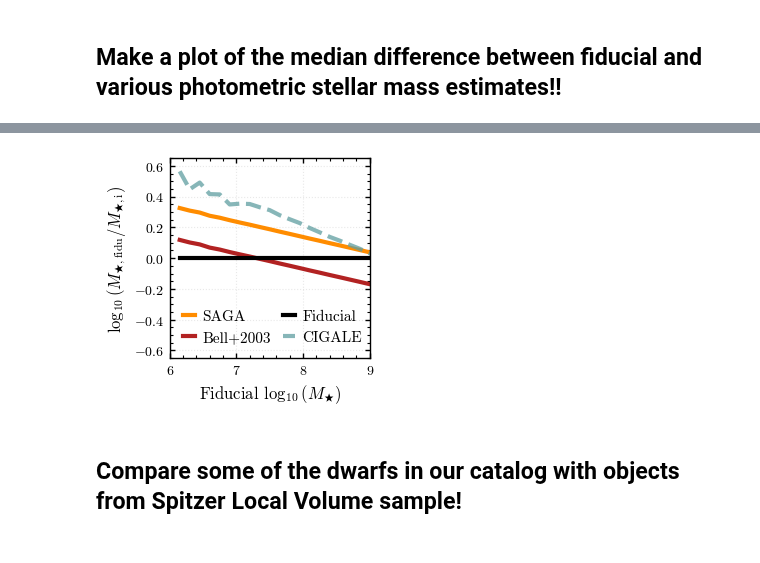
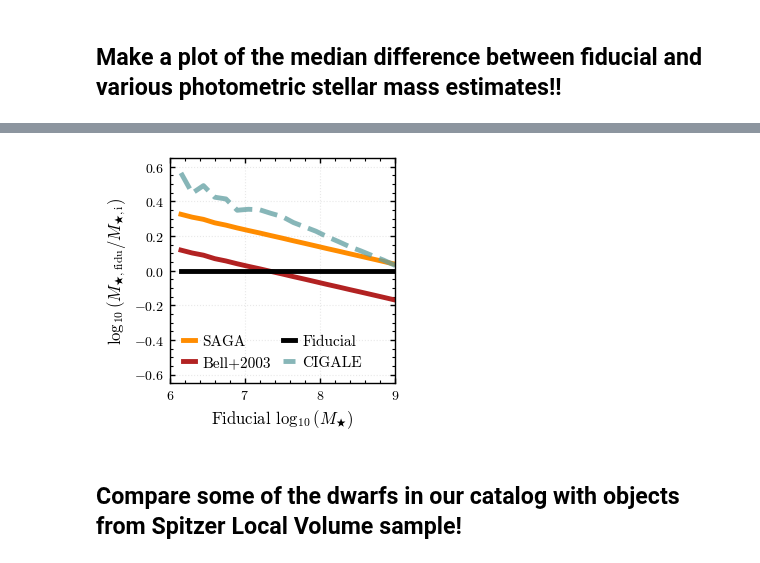
Before and after one commit to virajvman/desi_dwarfs, a Jupyter notebook: notebooks/catalog_paper/stellar_mass_investigate.ipynb, the cells around one changed output, grey strips where cells are left out. Drawn from its saved outputs; the diff is of its cells as text; code cells hidden in the pictures.

Commit message:
plotting updates

```diff
--- a/notebooks/catalog_paper/stellar_mass_investigate.ipynb
+++ b/notebooks/catalog_paper/stellar_mass_investigate.ipynb
@@ -704,6 +695,8 @@ samp_mask = (main_all["IS_BGS_BRIGHT"] == True) | (main_all["IS_BGS_FAINT"] == T
 main = main_all[(main_all["DWARF_MASKBIT"] == 0) & (main_all["MSTAR_MASKBIT"] == 0) & (main_all["MAG_TYPE"] == "TRACTOR_OG") & samp_mask]
 # %%
 fastspec = fastspec_all[(main_all["DWARF_MASKBIT"] == 0) & (main_all["MSTAR_MASKBIT"] == 0)  & (main_all["MAG_TYPE"] == "TRACTOR_OG") & samp_mask]
+
+spec_derived = spec_derived_all[(main_all["DWARF_MASKBIT"] == 0) & (main_all["MSTAR_MASKBIT"] == 0)  & (main_all["MAG_TYPE"] == "TRACTOR_OG") & samp_mask]
 # %%
 import fitsio
 columns = ['TARGETID', 'TARGET_RA', 'TARGET_DEC', 'MASS_CG','MASSERR_CG']
@@ -849,12 +819,14 @@ h, xedges, yedges, im = ax[ax_id].hist2d(
 add_corner_cbar(ax[ax_id], im)
 
 # --- Panel 2: Fastspecfit ---
+# fspec_error_mask = np.sqrt(1/fastspec["LOG_MSTAR_FASTSPEC_IVAR"]) < 0.25
+
 hubble_val = 0.67
 ax_id = 2
 ax[ax_id].set_title(r"$\mathrm{FastSpecFit}$")
 h, xedges, yedges, im = ax[ax_id].hist2d(
     main[xmstar],
-    main[xmstar] - (fastspec["LOGMSTAR_FASTSPEC"] - 2 * np.log10(hubble_val)),
+    main[xmstar] - (fastspec["LOG_MSTAR_FASTSPEC"] - 2 * np.log10(hubble_val)),
     range=((6, 9.5), (-ylim, ylim)), bins=50,
     norm=LogNorm(vmin=1, vmax=1000), cmap=cmap, rasterized=True,
 )
@@ -883,7 +855,7 @@ for i,axi in enumerate(ax):
         ydata = main_gswlc_match[xmstar] - (gswlc_match["LOGMSTAR"] + 0.03)
     elif i == 2:
         xdata = main[xmstar]
-        ydata = main[xmstar] - (fastspec["LOGMSTAR_FASTSPEC"] - 2 * np.log10(hubble_val))
+        ydata = main[xmstar] - (fastspec["LOG_MSTAR_FASTSPEC"] - 2 * np.log10(hubble_val))
 
     xdata = np.asarray(xdata)
     ydata = np.asarray(ydata)
@@ -911,7 +883,7 @@ for i,axi in enumerate(ax):
     if i != 0:
         axi.set_yticklabels([])
 
-# plt.savefig("/global/homes/v/virajvm/DESI2_LOWZ/quenched_fracs_nbs/paper_plots/stellar_mass_comp.pdf")
+plt.savefig("/global/homes/v/virajvm/DESI2_LOWZ/quenched_fracs_nbs/paper_plots/stellar_mass_comp.pdf")
 
 plt.show()
 # %% [output]
@@ -936,6 +900,6 @@ Table length=2
 # %%
-mag_g_corr = main["MAG_G"].data + fastspec["DELTA_MAG_G_BASS2DECAM"].data + fastspec["DELTA_MAG_G_DECAM2SDSS"].data +  fastspec["DELTA_MAG_G_KCORR"].data +  fastspec["DELTA_MAG_G_NEB"].data
-mag_r_corr = main["MAG_R"].data + fastspec["DELTA_MAG_R_BASS2DECAM"].data + fastspec["DELTA_MAG_R_DECAM2SDSS"].data +  fastspec["DELTA_MAG_R_KCORR"].data +  fastspec["DELTA_MAG_R_NEB"].data
+mag_g_corr = main["MAG_G"].data + spec_derived["DELTA_MAG_G_BASS2DECAM"].data + spec_derived["DELTA_MAG_G_DECAM2SDSS"].data +  spec_derived["DELTA_MAG_G_KCORR"].data +  spec_derived["DELTA_MAG_G_NEB"].data
+mag_r_corr = main["MAG_R"].data + spec_derived["DELTA_MAG_R_BASS2DECAM"].data + spec_derived["DELTA_MAG_R_DECAM2SDSS"].data +  spec_derived["DELTA_MAG_R_KCORR"].data +  spec_derived["DELTA_MAG_R_NEB"].data
 # %%
 from desi_lowz_funcs import get_stellar_mass_bell03
 # %%
@@ -976,11 +940,11 @@ def get_median_relation(mstar_org, mstar_comp):
 
     return bin_cens, meds
 # %%
-fig,ax = make_subplots(1,1,return_fig=True, plot_size = 2,
+fig,ax = make_subplots(1,1,return_fig=True, plot_size = 2.25,
                       row_spacing=[MARGIN_LABEL, MARGIN_PAD],
                       col_spacing=[MARGIN_LABEL, MARGIN_PAD],)
 
-lw = 3
+lw = 3.5
 
 #######
 
@@ -993,34 +957,34 @@ bin_cens, cigale_comp = get_median_relation(main_hu_match["LOG_MSTAR_M24"], np.l
 
 #######c
 
 
 ax[0].plot(bin_cens, saga_comp,lw=lw, label = r"SAGA",color="darkorange")
 
 ax[0].plot(bin_cens, bell03_comp,lw=lw,color="firebrick", label = "Bell+2003")
 
 ax[0].plot(bin_cens, mia_comp,lw=lw,color="k", label = "Fiducial")
 
 ax[0].plot(bin_cens, cigale_comp,lw=lw,label=r"CIGALE",color="cadetblue",ls="--",alpha=0.75)
 
 
 ###
 
 ax[0].legend(frameon=False,loc="lower left",handlelength=0.75,handletextpad=0.5,ncol=2, columnspacing=0.8)
 ax[0].set_xlim([6,9])
 ax[0].set_ylim([-0.65,0.65])
 
 ax[0].set_xlabel(r"Fiducial $\log_{10}(M_{\bigstar})$")
 ax[0].set_ylabel(r"$\log_{10}(M_{\bigstar, \rm fidu} / M_{\bigstar, \rm i})$")
 ax[0].grid(ls = ":",color = "lightgrey",alpha = 0.5)
 
 xgrid = np.linspace(6,9.25,100)
 # make_alternating_plot(ax[0],xgrid,0*xgrid,dash_len=1,color_1="yellowgreen",color_2="k",lw=1)
 
 plt.savefig("/global/homes/v/virajvm/DESI2_LOWZ/quenched_fracs_nbs/paper_plots/stellar_mass_comp_methods.pdf")
 
 plt.show()
 # %% [output]
-[figure, old version]
+[figure, new version]
 # %% [markdown]
 ## Compare some of the dwarfs in our catalog with objects from Spitzer Local Volume sample!
 # %%
```
Also changed, not shown: parts of 4 cells of this notebook, 9 other files.
